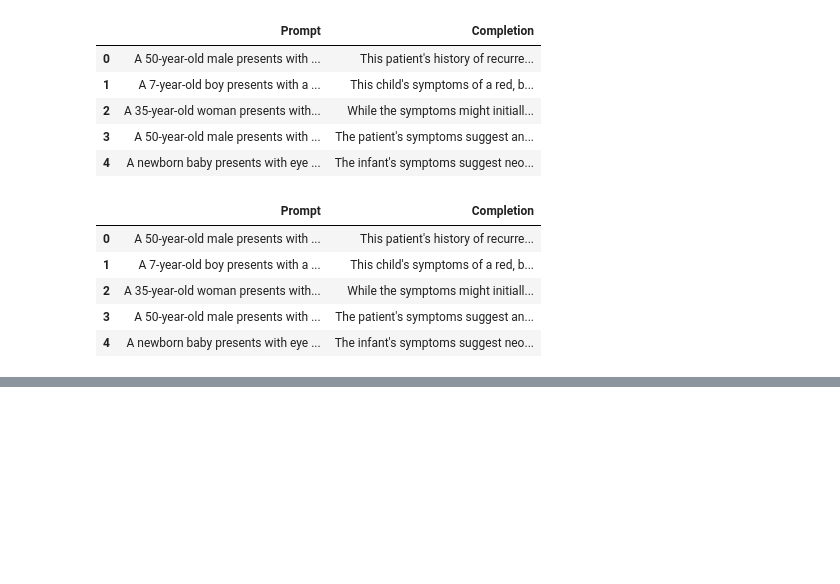
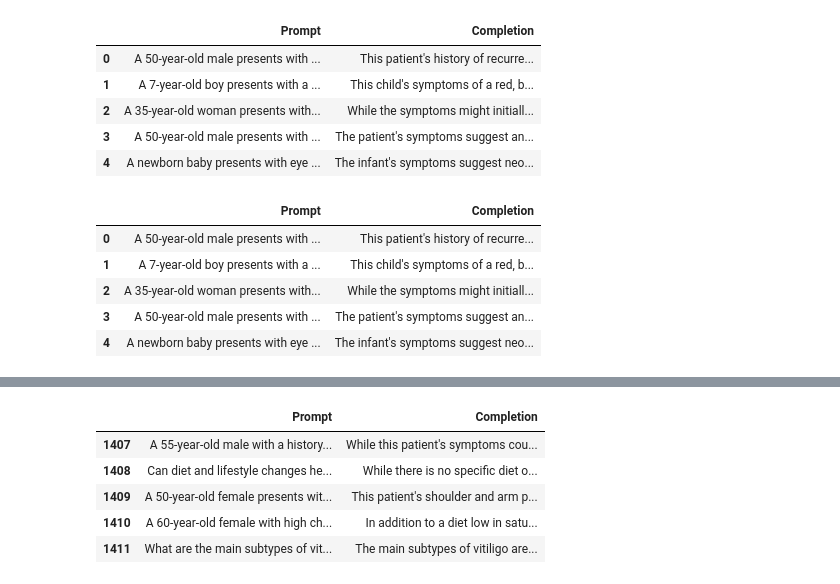
Before and after one commit to ziyaf140405/ziya, a Jupyter notebook: libraries.ipynb, the cells around one changed output, grey strips where cells are left out. Drawn from its saved outputs; the diff is of its cells as text; code cells hidden in the pictures; blank space fills up the shorter version.

```diff
--- a/libraries.ipynb
+++ b/libraries.ipynb
@@ -53,0 +74,9 @@ df.head()
+# %%
+df.tail()
+# %% [output]
+|  | Prompt | Completion |
+| 1407 | A 55-year-old male with a history... | While this patient's symptoms cou... |
+| 1408 | Can diet and lifestyle changes he... | While there is no specific diet o... |
+| 1409 | A 50-year-old female presents wit... | This patient's shoulder and arm p... |
+| 1410 | A 60-year-old female with high ch... | In addition to a diet low in satu... |
+| 1411 | What are the main subtypes of vit... | The main subtypes of vitiligo are... |
```
Also changed, not shown: parts of 3 cells of this notebook.
